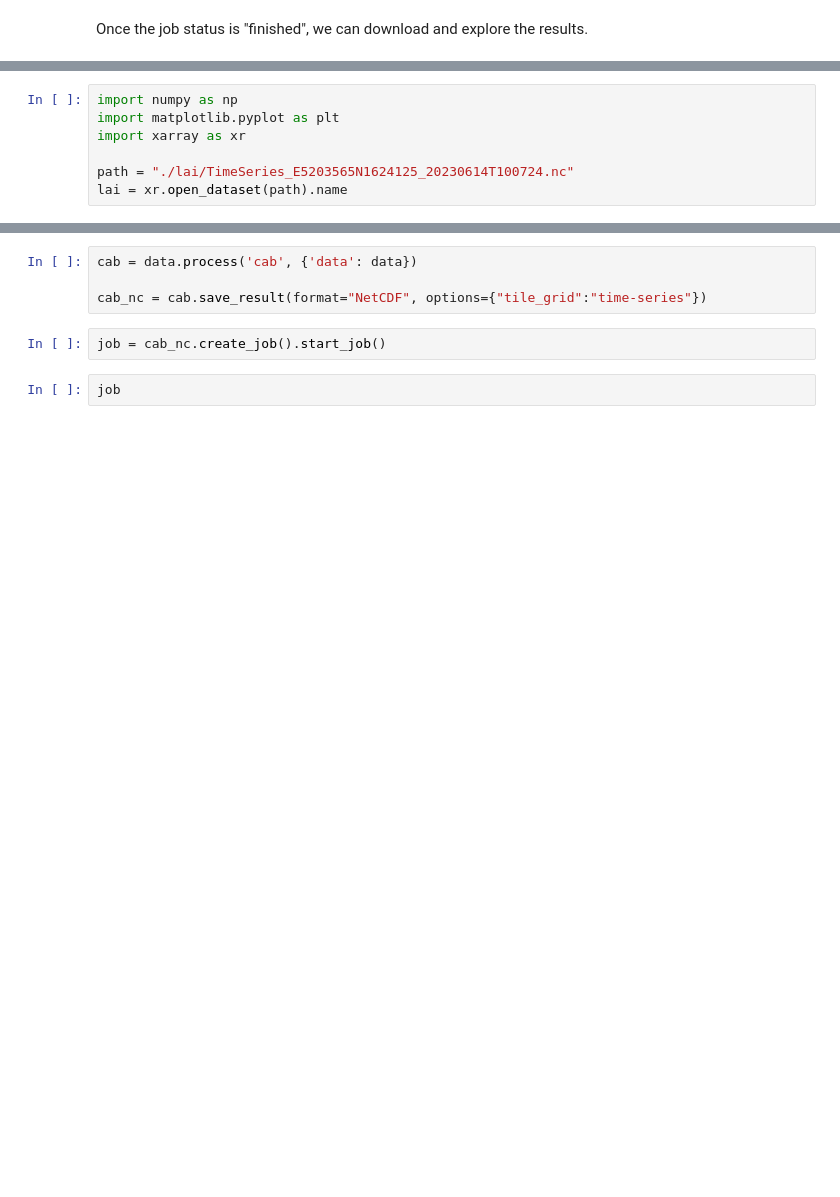
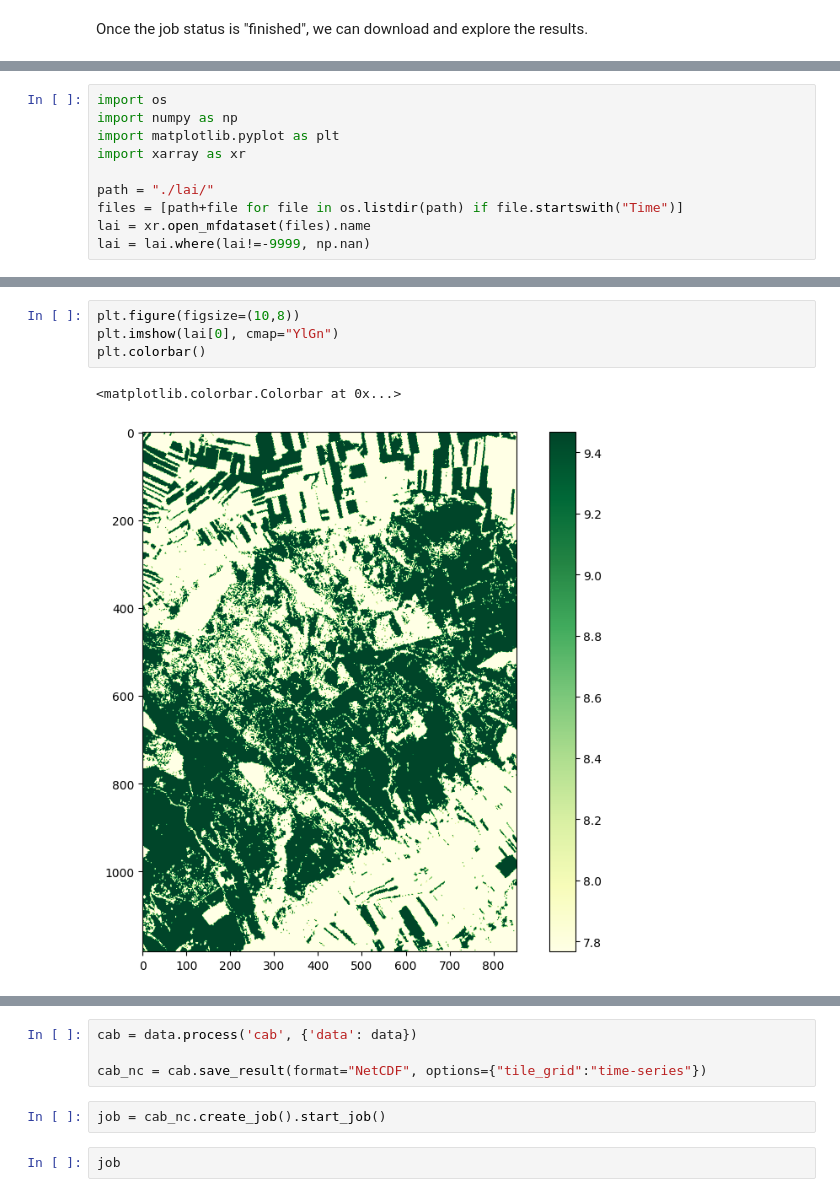
Before and after one commit to eodcgmbh/openeo-examples, a Jupyter notebook: UCs/UC15-indices.ipynb, the cells around one changed output, grey strips where cells are left out. Drawn from its saved outputs; the diff is of its cells as text; blank space fills up the shorter version.

```diff
--- a/UCs/UC15-indices.ipynb
+++ b/UCs/UC15-indices.ipynb
@@ -50,8 +57,11 @@ job.get_results().download_files("./lai/")
  PosixPath('lai/job-results.json')]
 # %%
+import os
 import numpy as np
 import matplotlib.pyplot as plt
 import xarray as xr
 
-path = "./lai/TimeSeries_E5203565N1624125_20230614T100724.nc"
-lai = xr.open_dataset(path).name
+path = "./lai/"
+files = [path+file for file in os.listdir(path) if file.startswith("Time")]
+lai = xr.open_mfdataset(files).name
+lai = lai.where(lai!=-9999, np.nan)
@@ -62,0 +96,7 @@ lai = xr.open_dataset(path).name
+# %%
+plt.figure(figsize=(10,8))
+plt.imshow(lai[0], cmap="YlGn")
+plt.colorbar()
+# %% [output]
+<matplotlib.colorbar.Colorbar at 0x...>
+[figure, added]
```
Also changed, not shown: parts of 34 cells of this notebook, 1 other file.
